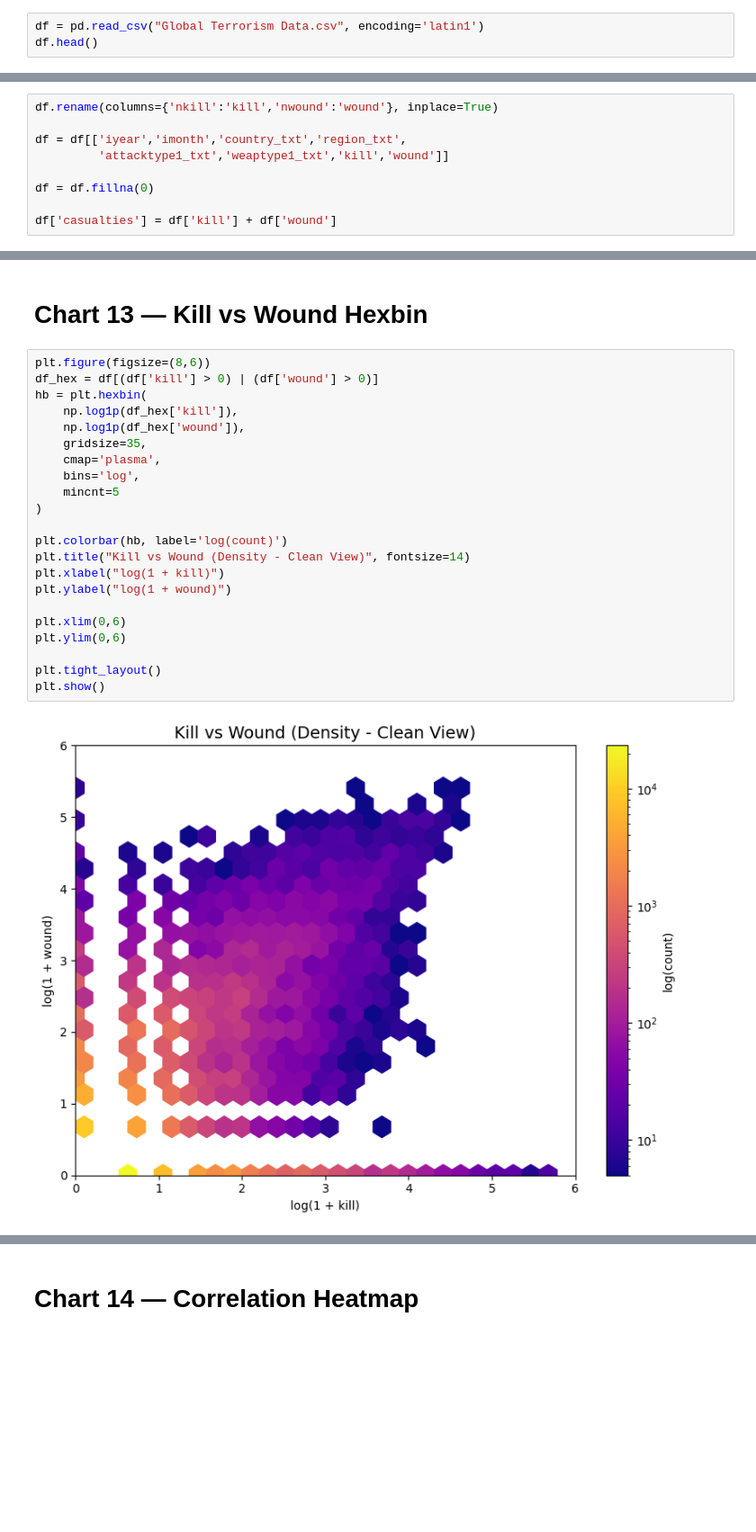
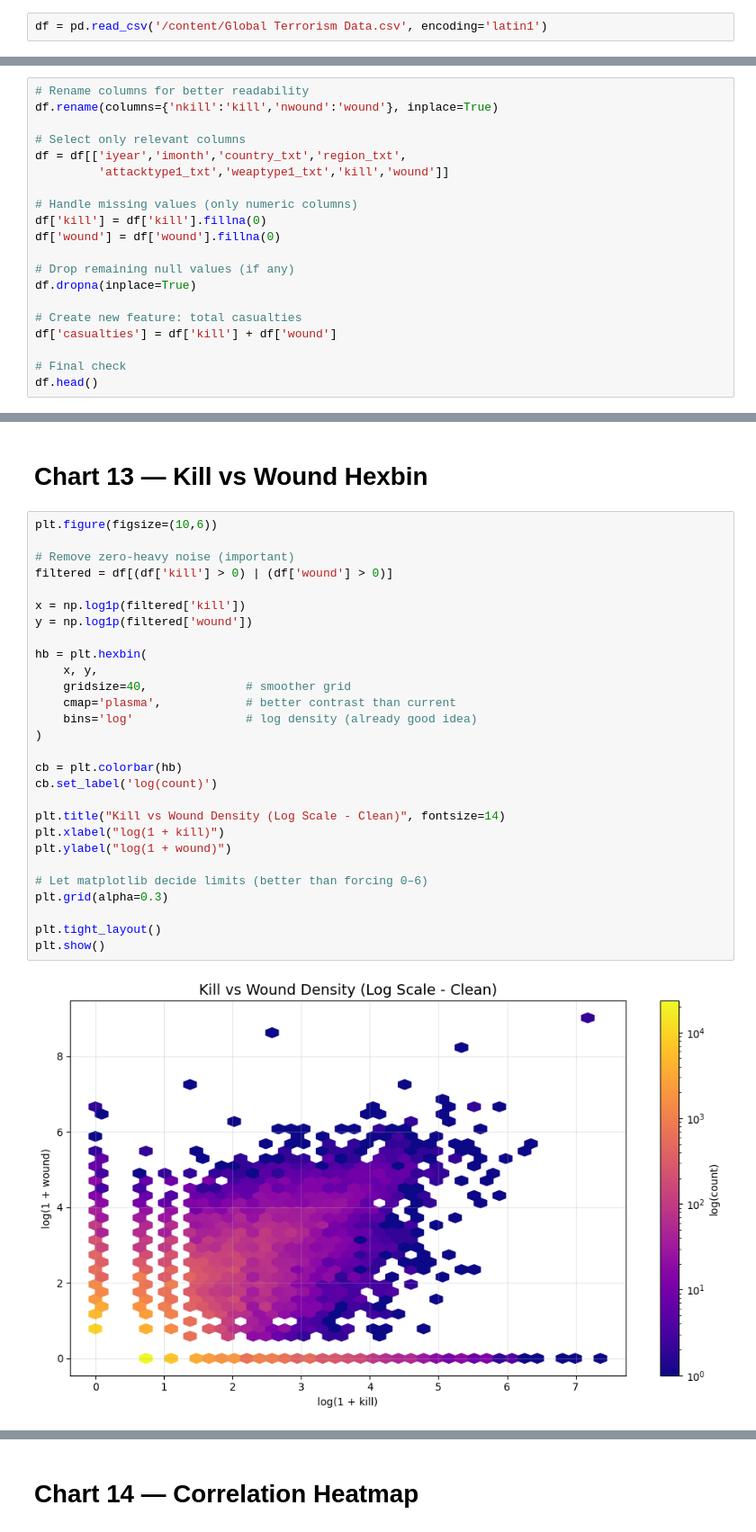
Before and after one commit to artreas/DATA_SCEINCE_ASSIGNMENT, a Jupyter notebook: Global_Terrorism_Data_Analysis.ipynb, the cells around one changed output, grey strips where cells are left out. Shown at 90% size. Saved outputs shown, nothing was run; the diff lists cells and outputs as text; blank space fills up the shorter version.

```diff
--- a/Global_Terrorism_Data_Analysis.ipynb
+++ b/Global_Terrorism_Data_Analysis.ipynb
@@ -70,5 +82,4 @@ import seaborn as sns
 # %% [markdown]
 **LOAD DATASET**
 # %%
-df = pd.read_csv("Global Terrorism Data.csv", encoding='latin1')
-df.head()
+df = pd.read_csv('/content/Global Terrorism Data.csv', encoding='latin1')
@@ -256,11 +266,22 @@ casualties 345
 # %% [markdown]
 **Data Wrangling Code**
 # %%
+# Rename columns for better readability
 df.rename(columns={'nkill':'kill','nwound':'wound'}, inplace=True)
 
+# Select only relevant columns
 df = df[['iyear','imonth','country_txt','region_txt',
          'attacktype1_txt','weaptype1_txt','kill','wound']]
 
-df = df.fillna(0)
+# Handle missing values (only numeric columns)
+df['kill'] = df['kill'].fillna(0)
+df['wound'] = df['wound'].fillna(0)
 
+# Drop remaining null values (if any)
+df.dropna(inplace=True)
+
+# Create new feature: total casualties
 df['casualties'] = df['kill'] + df['wound']
+
+# Final check
+df.head()
@@ -473,26 +772,32 @@ plt.show()
 # %% [markdown]
 # Chart 13 — Kill vs Wound Hexbin
 # %%
-plt.figure(figsize=(8,6))
-df_hex = df[(df['kill'] > 0) | (df['wound'] > 0)]
+plt.figure(figsize=(10,6))
+
+# Remove zero-heavy noise (important)
+filtered = df[(df['kill'] > 0) | (df['wound'] > 0)]
+
+x = np.log1p(filtered['kill'])
+y = np.log1p(filtered['wound'])
+
 hb = plt.hexbin(
-    np.log1p(df_hex['kill']),
-    np.log1p(df_hex['wound']),
-    gridsize=35,
-    cmap='plasma',
-    bins='log',
-    mincnt=5
+    x, y,
+    gridsize=40,              # smoother grid
+    cmap='plasma',            # better contrast than current
+    bins='log'                # log density (already good idea)
 )
 
-plt.colorbar(hb, label='log(count)')
-plt.title("Kill vs Wound (Density - Clean View)", fontsize=14)
+cb = plt.colorbar(hb)
+cb.set_label('log(count)')
+
+plt.title("Kill vs Wound Density (Log Scale - Clean)", fontsize=14)
 plt.xlabel("log(1 + kill)")
 plt.ylabel("log(1 + wound)")
 
-plt.xlim(0,6)
-plt.ylim(0,6)
+# Let matplotlib decide limits (better than forcing 0–6)
+plt.grid(alpha=0.3)
 
 plt.tight_layout()
 plt.show()
 # %% [output]
-[figure, old version]
+[figure, new version]
```
Also changed, not shown: parts of 86 cells of this notebook.
